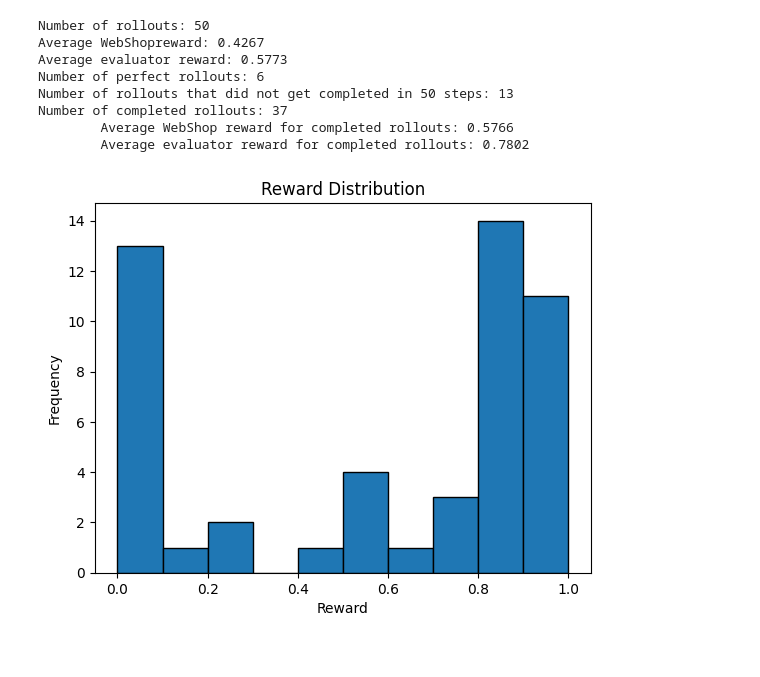
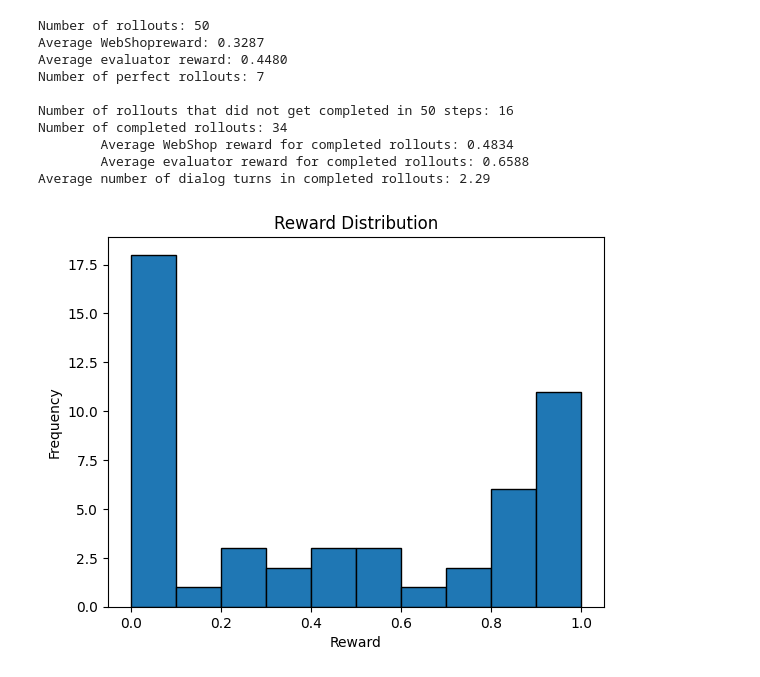
Before and after one commit to tejas1995/uncertain_webshop_agent, a Jupyter notebook: user_agent_rollouts/RolloutsAnalysis.ipynb, the cells around one changed output. Cells and saved outputs as stored; diff of their text form; code cells hidden in the pictures.

```diff
--- a/user_agent_rollouts/RolloutsAnalysis.ipynb
+++ b/user_agent_rollouts/RolloutsAnalysis.ipynb
@@ -4,41 +4,45 @@ import json
 import random
 import matplotlib.pyplot as plt
 import numpy as np
 
-experiments_dir = 'experiments/interactive_rollouts'
+experiments_dir = '/data/env/lib/repos/tejas_srinivasan/webshop_experiments/interactive_rollouts'
 
-experiment_name = 'claude3.7_v2sim_v3scenarios-50tasks-50maxsteps'
+experiment_name = 'v3_heldout_50scenarios/agent:llama3.1_8b_sft-usersim:claude3.7_v2-50maxsteps'
 
 file_path = os.path.join(experiments_dir, f"{experiment_name}.json")
 with open(file_path, 'r') as f:
     data = json.load(f)
 
 print(f"Number of rollouts: {len(data['rollouts'])}")
 print(f"Average WebShopreward: {data['avg_reward']:.4f}")
 print(f"Average evaluator reward: {np.mean([rollout['evaluator_reward'] for rollout in data['rollouts']]):.4f}")
 print(f"Number of perfect rollouts: {data['num_perfect_rollouts']}")
-print(f"Number of rollouts that did not get completed in 50 steps: {len(data['rollouts']) - data['num_task_completed_rollouts']}")
+print(f"\nNumber of rollouts that did not get completed in 50 steps: {len(data['rollouts']) - data['num_task_completed_rollouts']}")
 
 # average evaluator reward for completed rollouts
 completed_rollouts = [rollout for rollout in data['rollouts'] if rollout['info']['task_completed']]
 print(f"Number of completed rollouts: {len(completed_rollouts)}")
 print(f"\tAverage WebShop reward for completed rollouts: {np.mean([rollout['reward'] for rollout in completed_rollouts]):.4f}")
 print(f"\tAverage evaluator reward for completed rollouts: {np.mean([rollout['evaluator_reward'] for rollout in completed_rollouts]):.4f}")
+
+print(f"Average number of dialog turns in completed rollouts: {np.mean([rollout['info']['num_user_utterances']-1 for rollout in completed_rollouts]):.2f}")
 
 # Plot the reward distribution
 reward_distribution = [rollout['evaluator_reward'] for rollout in data['rollouts']]
 plt.hist(reward_distribution, bins=10, edgecolor='black')
 plt.title('Reward Distribution')
 plt.xlabel('Reward')
 plt.ylabel('Frequency')
 plt.show()
 # %% [output]
 Number of rollouts: 50
-Average WebShopreward: 0.4267
-Average evaluator reward: 0.5773
-Number of perfect rollouts: 6
-Number of rollouts that did not get completed in 50 steps: 13
-Number of completed rollouts: 37
-        Average WebShop reward for completed rollouts: 0.5766
-        Average evaluator reward for completed rollouts: 0.7802
+Average WebShopreward: 0.3287
+Average evaluator reward: 0.4480
+Number of perfect rollouts: 7
+
+Number of rollouts that did not get completed in 50 steps: 16
+Number of completed rollouts: 34
+        Average WebShop reward for completed rollouts: 0.4834
+        Average evaluator reward for completed rollouts: 0.6588
+Average number of dialog turns in completed rollouts: 2.29
-[figure, old version]
+[figure, new version]
```
Also changed, not shown: parts of 5 cells of this notebook, 13 other files.
